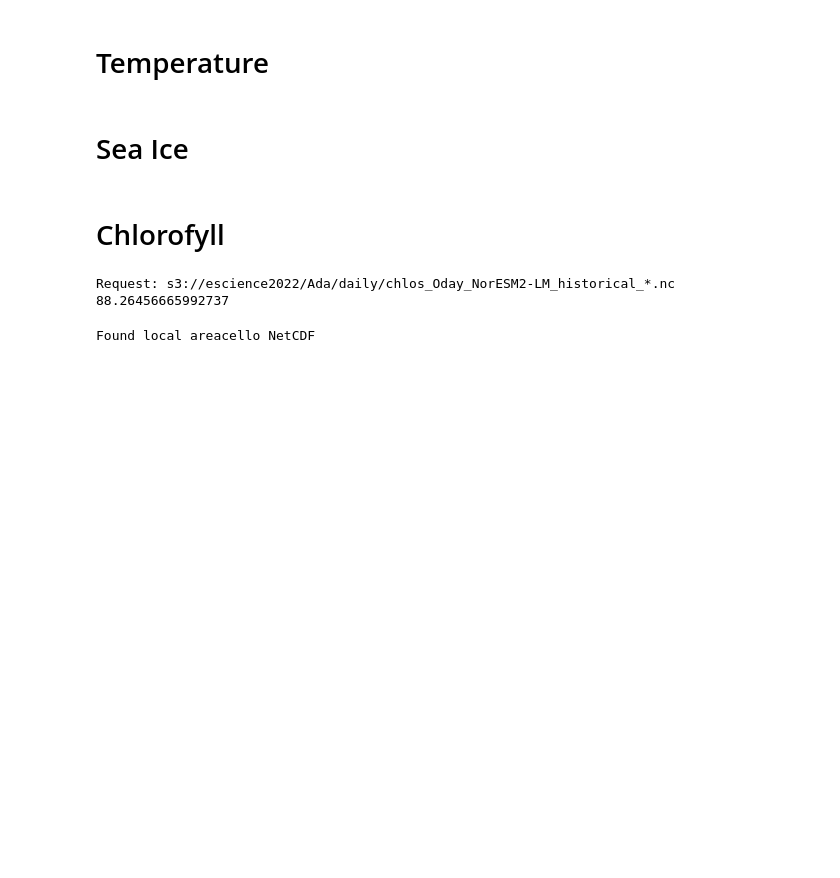
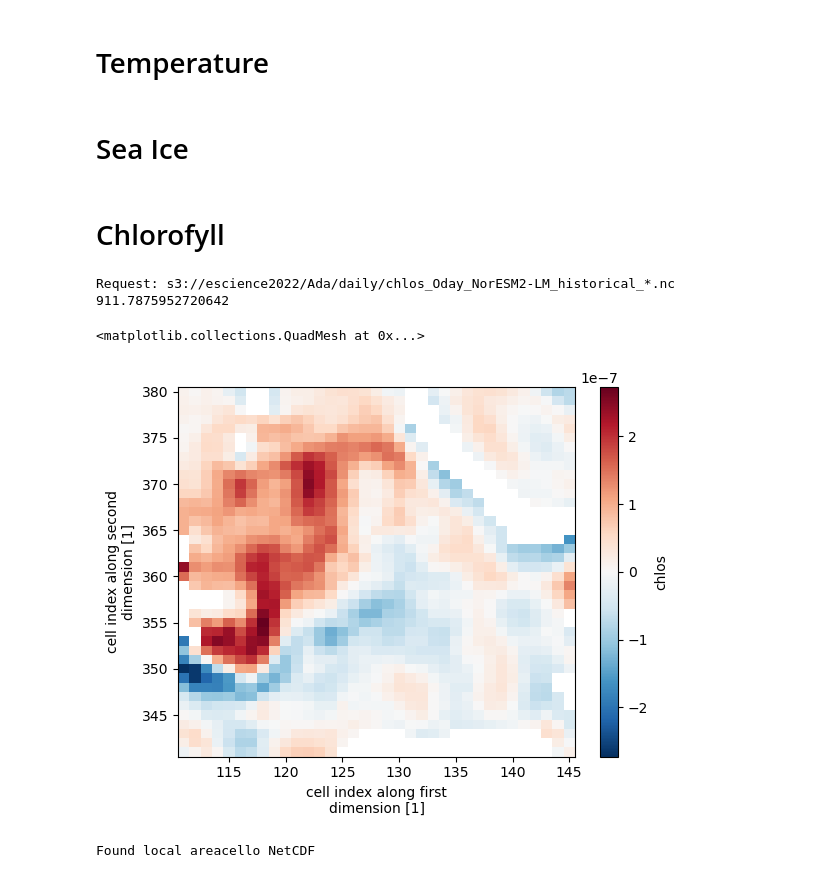
Before and after one commit to eScience-course/Tjaernoe2022-group6, a Jupyter notebook: notebooks/Stian/main.ipynb, the cells around one changed output. Drawn from its saved outputs; the diff is of its cells as text; code cells hidden in the pictures; blank space fills up the shorter version.

```diff
--- a/notebooks/Stian/main.ipynb
+++ b/notebooks/Stian/main.ipynb
@@ -73,8 +56,8 @@ SImeanSeptember.plot()
 # %%
 start = time.time()
 chlos = clip_to_months(clip_to_region(get_bucket_data('chlos', time_res='daily', thing='Oday',
-                                       experiment='historical', last_n_files=2)), 4, 8)
+                                       experiment='historical')), 4, 8)
 print(time.time() - start)
 # %% [output]
 Request: s3://escience2022/Ada/daily/chlos_Oday_NorESM2-LM_historical_*.nc
-88.26456665992737
+911.7875952720642
@@ -81 +68,8 @@ Request: s3://escience2022/Ada/daily/chlos_Oday_NorESM2-LM_historical_*.nc
+# %%
+chlos_daily_anomaly = time_anomaly(chlos_daily, 0, 365*30, -365*30, -1)
+# %%
+chlos_daily_anomaly.chlos.plot()
+# %% [output]
+<matplotlib.collections.QuadMesh at 0x...>
+[figure, added]
 # %%
```
Also changed, not shown: parts of 9 cells of this notebook, 1 other file.
